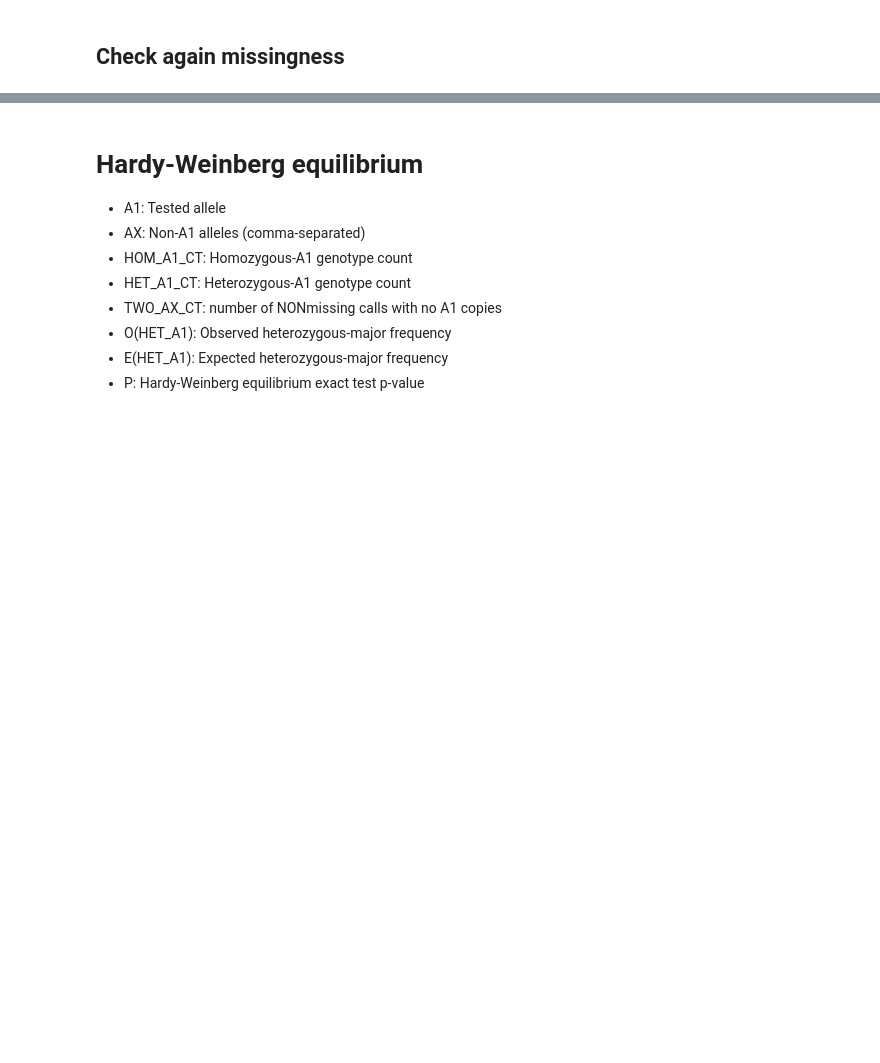
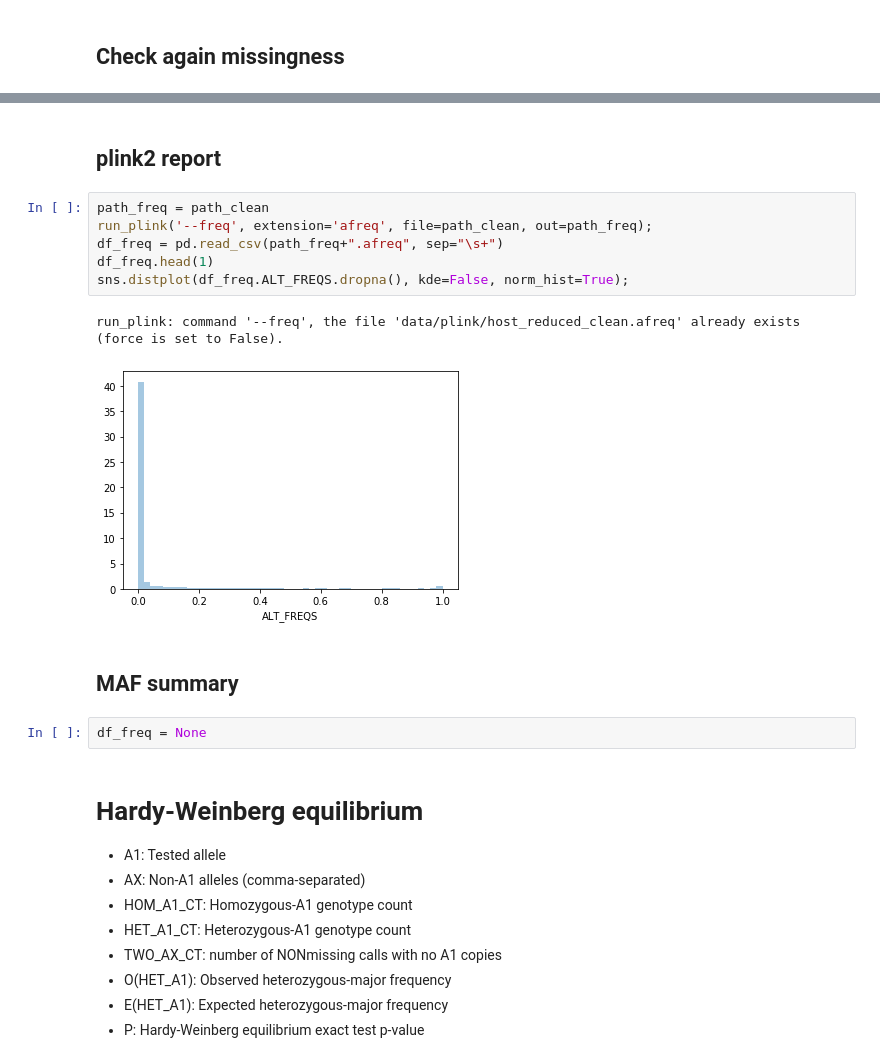
Before and after one commit to matthiaszeller/HBV, a Jupyter notebook: Host data.ipynb, the cells around one changed output, grey strips where cells are left out. Drawn from its saved outputs; the diff is of its cells as text; blank space fills up the shorter version.

```diff
--- a/Host data.ipynb
+++ b/Host data.ipynb
@@ -343,3 +318,18 @@ ax[1].set_xlabel('rate of missing individuals');
+# %% [markdown]
+## plink2 report
+# %%
+path_freq = path_clean
+run_plink('--freq', extension='afreq', file=path_clean, out=path_freq);
+df_freq = pd.read_csv(path_freq+".afreq", sep="\s+")
+df_freq.head(1)
+sns.distplot(df_freq.ALT_FREQS.dropna(), kde=False, norm_hist=True);
+# %% [output]
+run_plink: command '--freq', the file 'data/plink/host_reduced_clean.afreq' already exists (force is set to False).
+[figure, added]
+# %% [markdown]
+## MAF summary
+# %%
+df_freq = None
 # %% [markdown]
 # Hardy-Weinberg equilibrium
 
```
Also changed, not shown: parts of 20 cells of this notebook, 1 other file.
